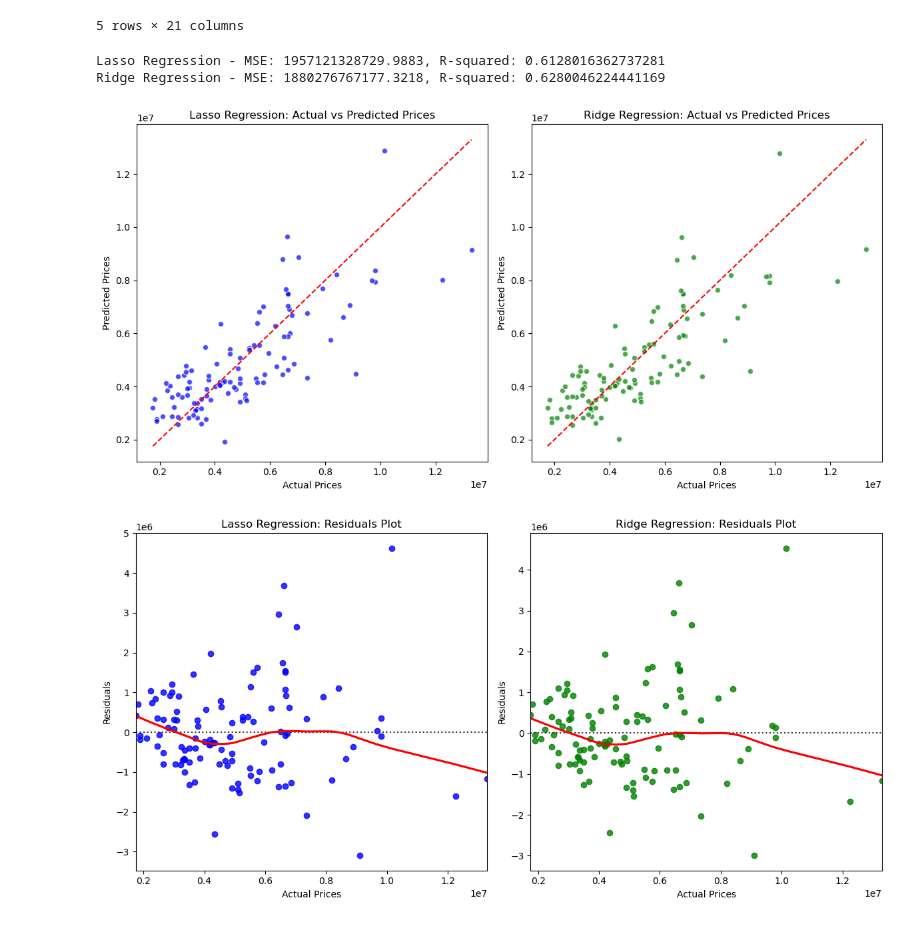
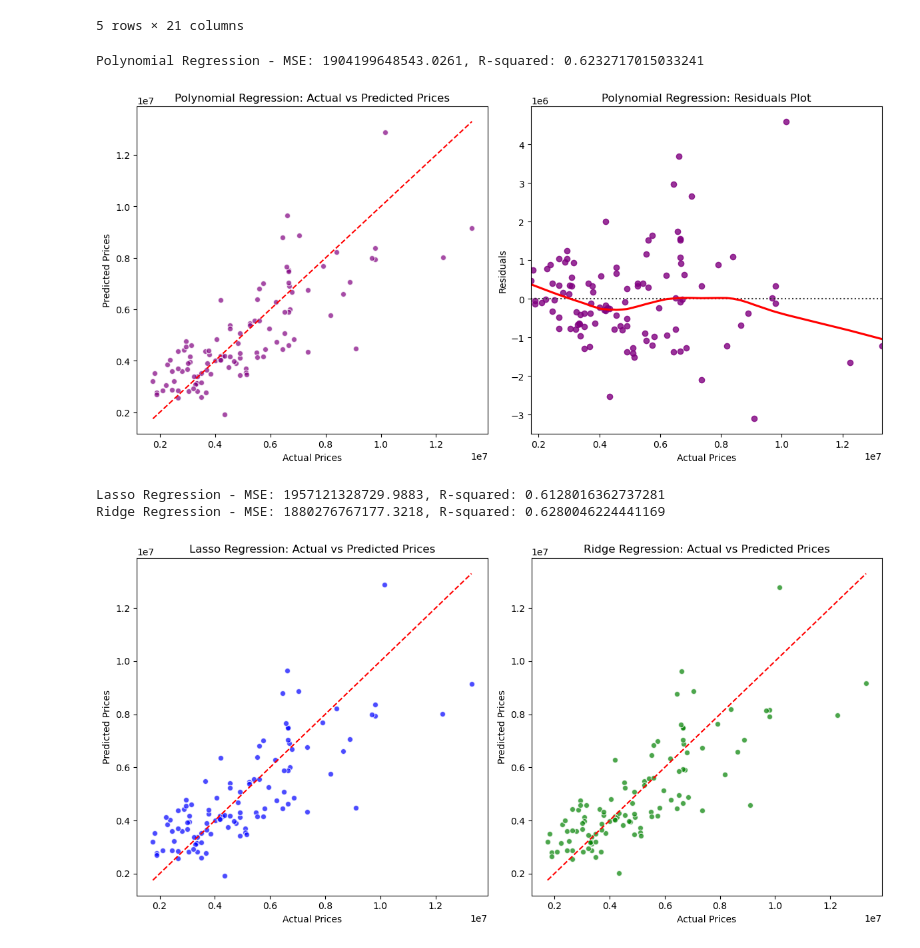
Before and after one commit to kelvinprabhu/Advance_Machine_learning_exercise, a Jupyter notebook: non_regression.ipynb, the cells around one changed output. Cells and saved outputs as stored; diff of their text form; code cells hidden in the pictures.

```diff
--- a/non_regression.ipynb
+++ b/non_regression.ipynb
@@ -163,6 +157,7 @@ from sklearn.preprocessing import PolynomialFeatures
 from sklearn.linear_model import Lasso, Ridge
 from sklearn.metrics import mean_squared_error, r2_score
 from sklearn.impute import SimpleImputer
+from sklearn.linear_model import LinearRegression
 
 # 0. Handle Missing Data
 imputer = SimpleImputer(strategy='mean')
@@ -177,7 +172,37 @@ X_train, X_test, y_train, y_test = train_test_split(X, y, test_size=0.2, random_
 poly = PolynomialFeatures(degree=2)
 X_train_poly = poly.fit_transform(X_train)
 X_test_poly = poly.transform(X_test)
+# Polynomial Regression
 
+# Fit the model
+poly_reg_model = LinearRegression()
+poly_reg_model.fit(X_train_poly, y_train)
+y_pred_poly = poly_reg_model.predict(X_test_poly)
+
+# Model Evaluation
+mse_poly = mean_squared_error(y_test, y_pred_poly)
+r2_poly = r2_score(y_test, y_pred_poly)
+
+print(f"Polynomial Regression - MSE: {mse_poly}, R-squared: {r2_poly}")
+
+# Visualization
+plt.figure(figsize=(12, 6))
+
+plt.subplot(1, 2, 1)
+plt.scatter(y_test, y_pred_poly, color='purple', edgecolor='w', alpha=0.7)
+plt.title('Polynomial Regression: Actual vs Predicted Prices')
+plt.xlabel('Actual Prices')
+plt.ylabel('Predicted Prices')
+plt.plot([min(y_test), max(y_test)], [min(y_test), max(y_test)], color='red', linestyle='--')
+
+plt.subplot(1, 2, 2)
+sns.residplot(x=y_test, y=y_pred_poly - y_test, lowess=True, color='purple', line_kws={'color': 'red'})
+plt.title('Polynomial Regression: Residuals Plot')
+plt.xlabel('Actual Prices')
+plt.ylabel('Residuals')
+
+plt.tight_layout()
+plt.show()
 # 3. Apply L1 (Lasso) and L2 (Ridge) Penalty
 # Lasso Regression (L1 penalty)
 lasso = Lasso(alpha=0.1)
@@ -223,34 +248,35 @@ plt.show()
 # Plot 2: Residuals Plot (Errors)
 plt.figure(figsize=(12, 6))
 
 plt.subplot(1, 2, 1)
 sns.residplot(x=y_test, y=y_pred_lasso - y_test, lowess=True, color='blue', line_kws={'color': 'red'})
 plt.title('Lasso Regression: Residuals Plot')
 plt.xlabel('Actual Prices')
 plt.ylabel('Residuals')
 
 plt.subplot(1, 2, 2)
 sns.residplot(x=y_test, y=y_pred_ridge - y_test, lowess=True, color='green', line_kws={'color': 'red'})
 plt.title('Ridge Regression: Residuals Plot')
 plt.xlabel('Actual Prices')
 plt.ylabel('Residuals')
 
 plt.tight_layout()
 plt.show()
 
 
 # Plot 3: Coefficients of Lasso vs Ridge
 plt.figure(figsize=(12, 6))
 
 plt.bar(range(len(lasso.coef_)), lasso.coef_, color='blue', alpha=0.6, label='Lasso')
 plt.bar(range(len(ridge.coef_)), ridge.coef_, color='green', alpha=0.4, label='Ridge')
 plt.title('Comparison of Coefficients: Lasso vs Ridge')
 plt.xlabel('Coefficient Index')
 plt.ylabel('Coefficient Value')
 plt.legend()
 plt.show()
 # %% [output]
-Lasso Regression - MSE: 1957121328729.9883, R-squared: 0.6128016362737281
-Ridge Regression - MSE: 1880276767177.3218, R-squared: 0.6280046224441169
+Polynomial Regression - MSE: 1904199648543.0261, R-squared: 0.6232717015033241
-[figure, old version]
+[figure, new version]
+Lasso Regression - MSE: 1957121328729.9883, R-squared: 0.6128016362737281
+Ridge Regression - MSE: 1880276767177.3218, R-squared: 0.6280046224441169
-[figure, old version]
+[figure, new version]
```
Also changed, not shown: parts of 3 cells of this notebook, 3 other files.
